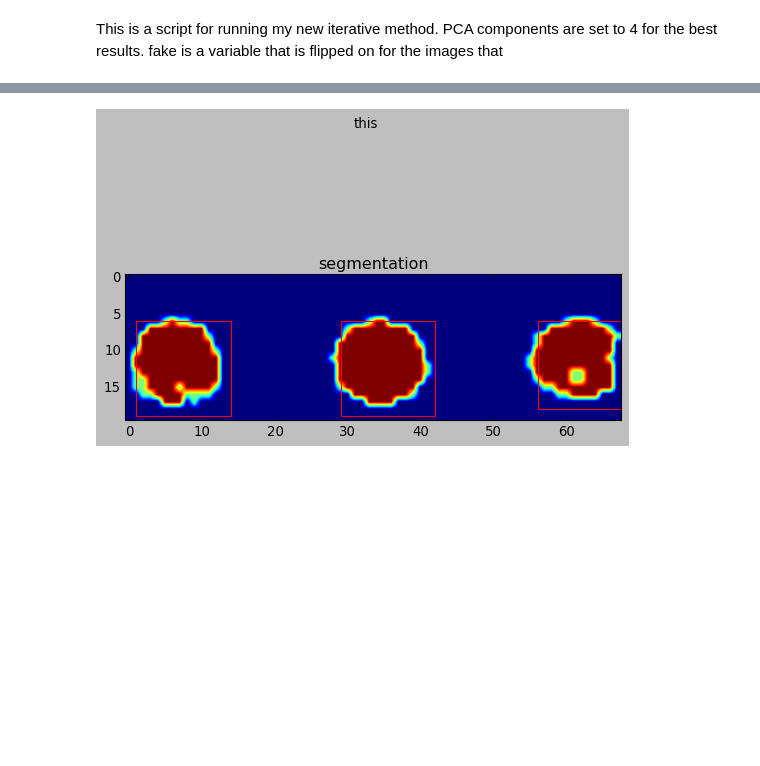
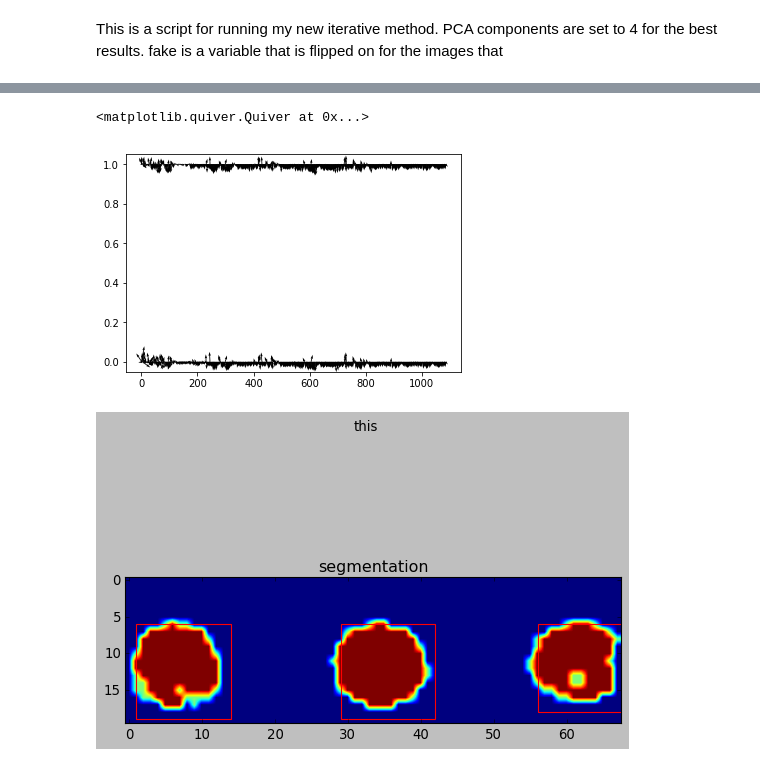
Before and after one commit to jerichooconnell/hdbscan, a Jupyter notebook: notebooks/plot_mahalanobis_distances.ipynb, the cells around one changed output, grey strips where cells are left out. Drawn from its saved outputs; the diff is of its cells as text; code cells hidden in the pictures; blank space fills up the shorter version.

```diff
--- a/notebooks/plot_mahalanobis_distances.ipynb
+++ b/notebooks/plot_mahalanobis_distances.ipynb
@@ -89,3 +96,17 @@ I.iterative_gmm(dataset='bb',savegif=True,title='01_good_run',
+# %%
+arrowU_new = np.asarray(arrowsU[0])
+arrowV_new = np.asarray(arrowV[0])
+# %%
+for ii in range(1,len(arrowsU)):
+
+    arrowU_new = np.concatenate((arrowU_new,np.asarray(arrowsU[ii])),1)
+    arrowV_new = np.concatenate((arrowV_new,np.asarray(arrowV[ii])),1)
+# %%
+plt.figure()
+plt.quiver(arrowV_new,arrowU_new)
+# %% [output]
+<matplotlib.quiver.Quiver at 0x...>
+[figure, added]
 # %%
 import numpy as np
 import scipy.ndimage as ndimage
```
Also changed, not shown: parts of 7 cells of this notebook, 13 other files.
